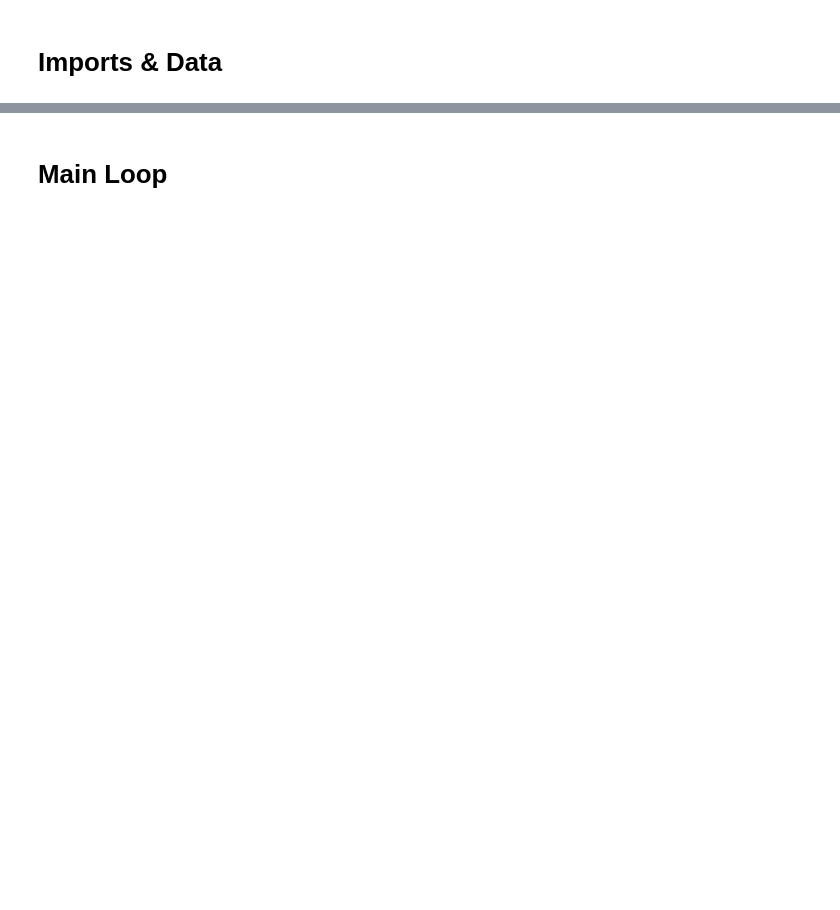
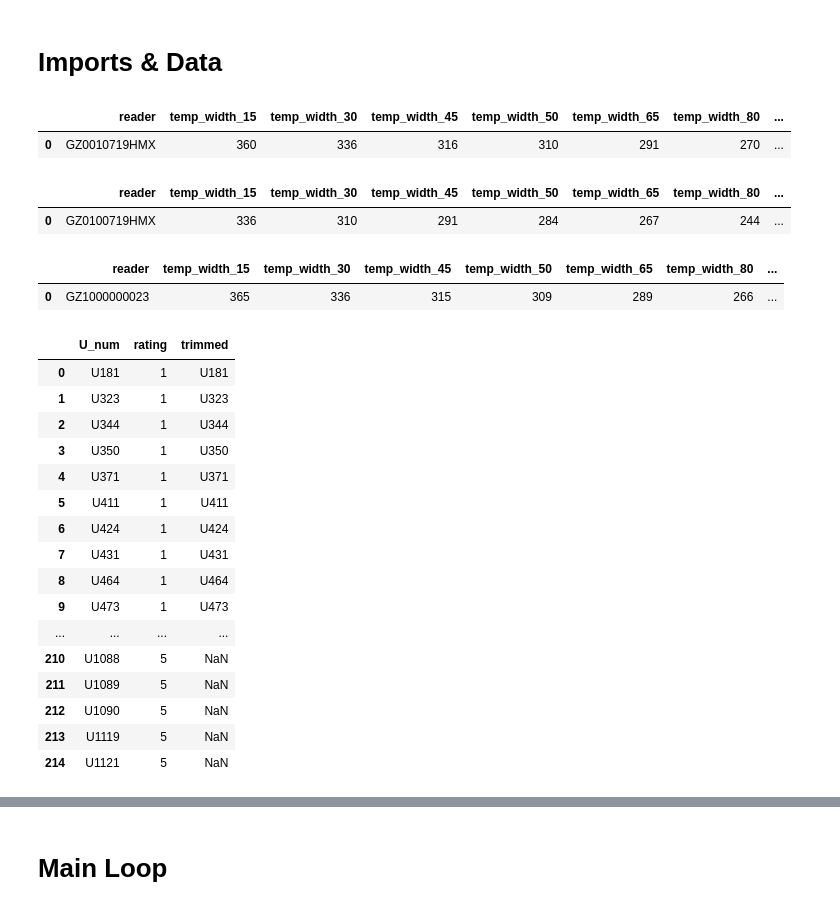
Before and after one commit to SamGLindy/Hemex, a Jupyter notebook: malaria_cycle_analysis.ipynb, the cells around one changed output, grey strips where cells are left out. Drawn from its saved outputs; the diff is of its cells as text; code cells hidden in the pictures; blank space fills up the shorter version.

```diff
--- a/malaria_cycle_analysis.ipynb
+++ b/malaria_cycle_analysis.ipynb
@@ -20,3 +23,6 @@ import matplotlib.ticker as ticker
 import seaborn as sns
 
 import math
+# %%
+pd.set_option('display.max_columns', None)
+pd.set_option("max_rows", None)
@@ -22,0 +120,39 @@ import math
+# %%
+GZ0010719HMX = template_stats(template_1)
+GZ0010719HMX
+# %% [output]
+|  | reader | temp_width_15 | temp_width_30 | temp_width_45 | temp_width_50 | temp_width_65 | temp_width_80 | ... |
+| 0 | GZ0010719HMX | 360 | 336 | 316 | 310 | 291 | 270 | ... |
+# %%
+GZ0100719HMX = template_stats(template_2)
+GZ0100719HMX
+# %% [output]
+|  | reader | temp_width_15 | temp_width_30 | temp_width_45 | temp_width_50 | temp_width_65 | temp_width_80 | ... |
+| 0 | GZ0100719HMX | 336 | 310 | 291 | 284 | 267 | 244 | ... |
+# %%
+GZ1000000023 = template_stats(template_3)
+GZ1000000023
+# %% [output]
+|  | reader | temp_width_15 | temp_width_30 | temp_width_45 | temp_width_50 | temp_width_65 | temp_width_80 | ... |
+| 0 | GZ1000000023 | 365 | 336 | 315 | 309 | 289 | 266 | ... |
+# %%
+rating = pd.read_csv('../Data/signal ratings.csv')
+rating
+# %% [output]
+|  | U_num | rating | trimmed |
+| 0 | U181 | 1 | U181 |
+| 1 | U323 | 1 | U323 |
+| 2 | U344 | 1 | U344 |
+| 3 | U350 | 1 | U350 |
+| 4 | U371 | 1 | U371 |
+| 5 | U411 | 1 | U411 |
+| 6 | U424 | 1 | U424 |
+| 7 | U431 | 1 | U431 |
+| 8 | U464 | 1 | U464 |
+| 9 | U473 | 1 | U473 |
+| ... | ... | ... | ... |
+| 210 | U1088 | 5 | NaN |
+| 211 | U1089 | 5 | NaN |
+| 212 | U1090 | 5 | NaN |
+| 213 | U1119 | 5 | NaN |
+| 214 | U1121 | 5 | NaN |
```
Also changed, not shown: parts of 23 cells of this notebook.
